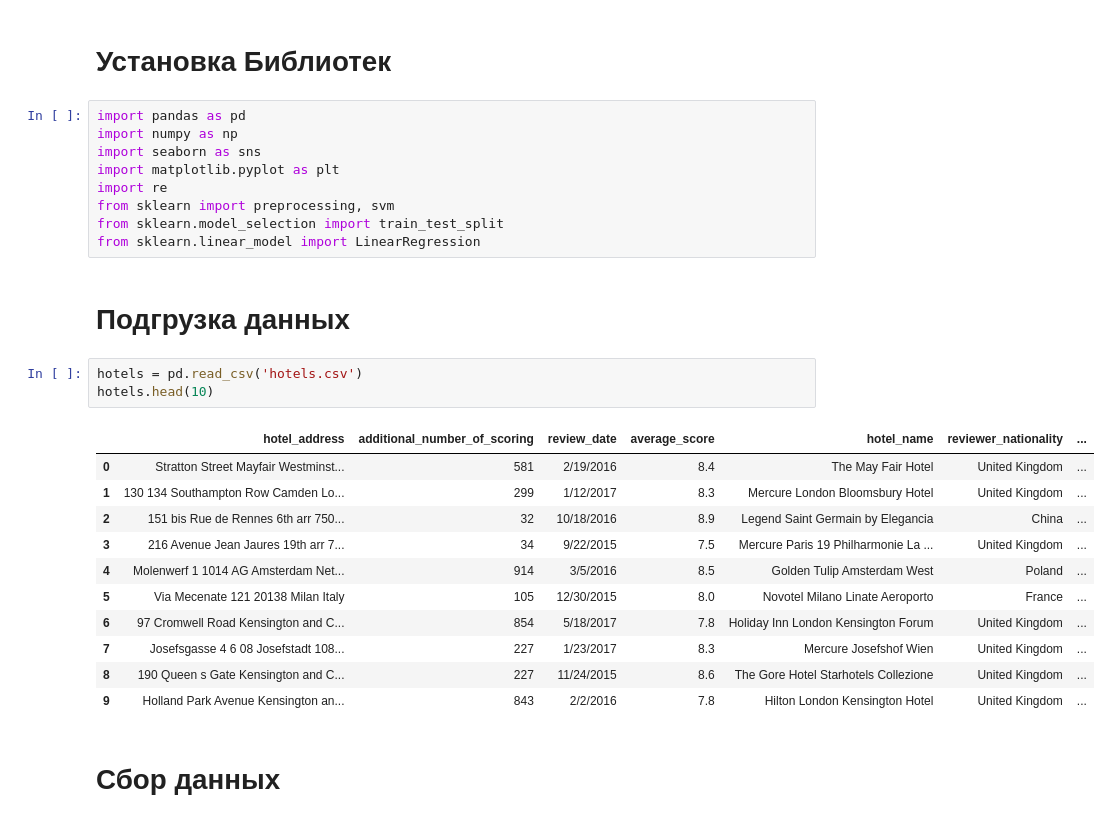
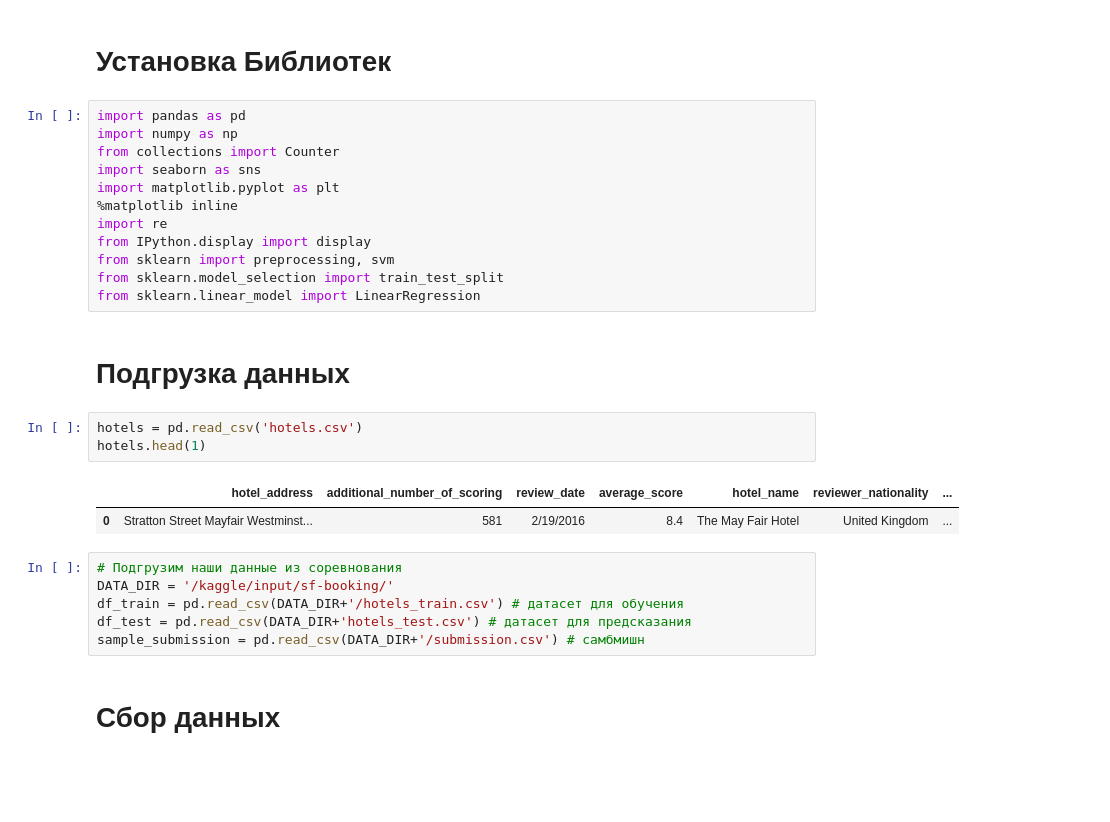
Before and after one commit to magicspirit215/Skillfactory, a Jupyter notebook: EDA_Project_3_model.ipynb, the cells around one changed output. Cells and saved outputs as stored; diff of their text form; blank space fills up the shorter version.

```diff
--- a/EDA_Project_3_model.ipynb
+++ b/EDA_Project_3_model.ipynb
@@ -3,9 +3,12 @@
 # %%
 import pandas as pd
 import numpy as np
+from collections import Counter
 import seaborn as sns
 import matplotlib.pyplot as plt
+%matplotlib inline
 import re
+from IPython.display import display
 from sklearn import preprocessing, svm
 from sklearn.model_selection import train_test_split
 from sklearn.linear_model import LinearRegression
@@ -13,19 +16,16 @@ from sklearn.linear_model import LinearRegression
 # Подгрузка данных
 # %%
 hotels = pd.read_csv('hotels.csv')
-hotels.head(10)
+hotels.head(1)
 # %% [output]
 |  | hotel_address | additional_number_of_scoring | review_date | average_score | hotel_name | reviewer_nationality | ... |
 | 0 | Stratton Street Mayfair Westminst... | 581 | 2/19/2016 | 8.4 | The May Fair Hotel | United Kingdom | ... |
-| 1 | 130 134 Southampton Row Camden Lo... | 299 | 1/12/2017 | 8.3 | Mercure London Bloomsbury Hotel | United Kingdom | ... |
-| 2 | 151 bis Rue de Rennes 6th arr 750... | 32 | 10/18/2016 | 8.9 | Legend Saint Germain by Elegancia | China | ... |
-| 3 | 216 Avenue Jean Jaures 19th arr 7... | 34 | 9/22/2015 | 7.5 | Mercure Paris 19 Philharmonie La ... | United Kingdom | ... |
-| 4 | Molenwerf 1 1014 AG Amsterdam Net... | 914 | 3/5/2016 | 8.5 | Golden Tulip Amsterdam West | Poland | ... |
-| 5 | Via Mecenate 121 20138 Milan Italy | 105 | 12/30/2015 | 8.0 | Novotel Milano Linate Aeroporto | France | ... |
-| 6 | 97 Cromwell Road Kensington and C... | 854 | 5/18/2017 | 7.8 | Holiday Inn London Kensington Forum | United Kingdom | ... |
-| 7 | Josefsgasse 4 6 08 Josefstadt 108... | 227 | 1/23/2017 | 8.3 | Mercure Josefshof Wien | United Kingdom | ... |
-| 8 | 190 Queen s Gate Kensington and C... | 227 | 11/24/2015 | 8.6 | The Gore Hotel Starhotels Collezione | United Kingdom | ... |
-| 9 | Holland Park Avenue Kensington an... | 843 | 2/2/2016 | 7.8 | Hilton London Kensington Hotel | United Kingdom | ... |
+# %%
+# Подгрузим наши данные из соревнования
+DATA_DIR = '/kaggle/input/sf-booking/'
+df_train = pd.read_csv(DATA_DIR+'/hotels_train.csv') # датасет для обучения
+df_test = pd.read_csv(DATA_DIR+'hotels_test.csv') # датасет для предсказания
+sample_submission = pd.read_csv(DATA_DIR+'/submission.csv') # самбмишн
 # %% [markdown]
 # Сбор данных
 # %%
```
Also changed, not shown: parts of 97 cells of this notebook, 1 other file.
